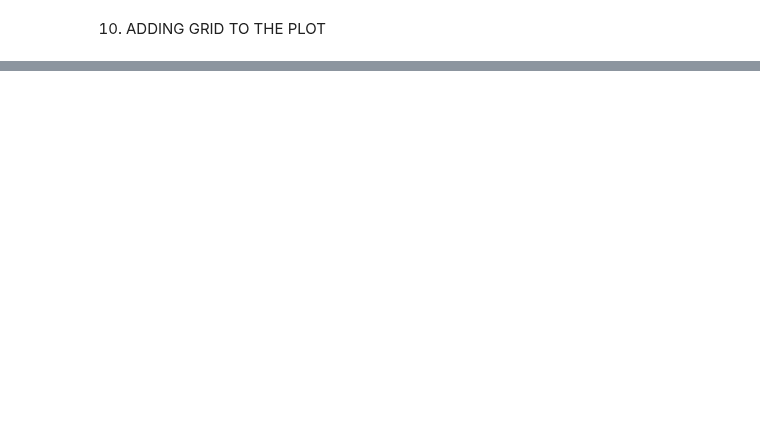
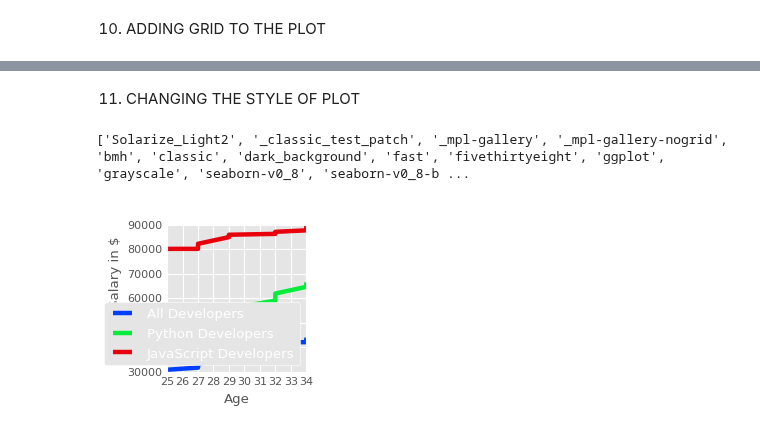
Before and after one commit to Sath2003/DAV, a Jupyter notebook: LABSHEET - 4.ipynb, the cells around one changed output, grey strips where cells are left out. Saved outputs shown, nothing was run; the diff lists cells and outputs as text; code cells hidden in the pictures; blank space fills up the shorter version.

```diff
--- a/LABSHEET - 4.ipynb
+++ b/LABSHEET - 4.ipynb
@@ -124,0 +125,18 @@ plt.show()
+# %% [markdown]
+11. CHANGING THE STYLE OF PLOT
+# %%
+print(plt.style.available)
+# %% [output]
+['Solarize_Light2', '_classic_test_patch', '_mpl-gallery', '_mpl-gallery-nogrid', 'bmh', 'classic', 'dark_background', 'fast', 'fivethirtyeight', 'ggplot', 'grayscale', 'seaborn-v0_8', 'seaborn-v0_8-b ...
+# %%
+plt.style.use('seaborn-bright')
+plt.xlabel("Age")
+plt.ylabel("Median Salary in $")
+plt.title("Median Salary in $ with Age")
+plt.plot(ages,devs,label = "All Developers")
+plt.plot(ages,py_devs,label = "Python Developers")
+plt.plot(ages,js_devs,label = "JavaScript Developers")
+plt.legend(loc = "lower right")
+plt.show()
+# %% [output]
+[figure, added]
```
Also changed, not shown: parts of 17 cells of this notebook, 2 other files.
